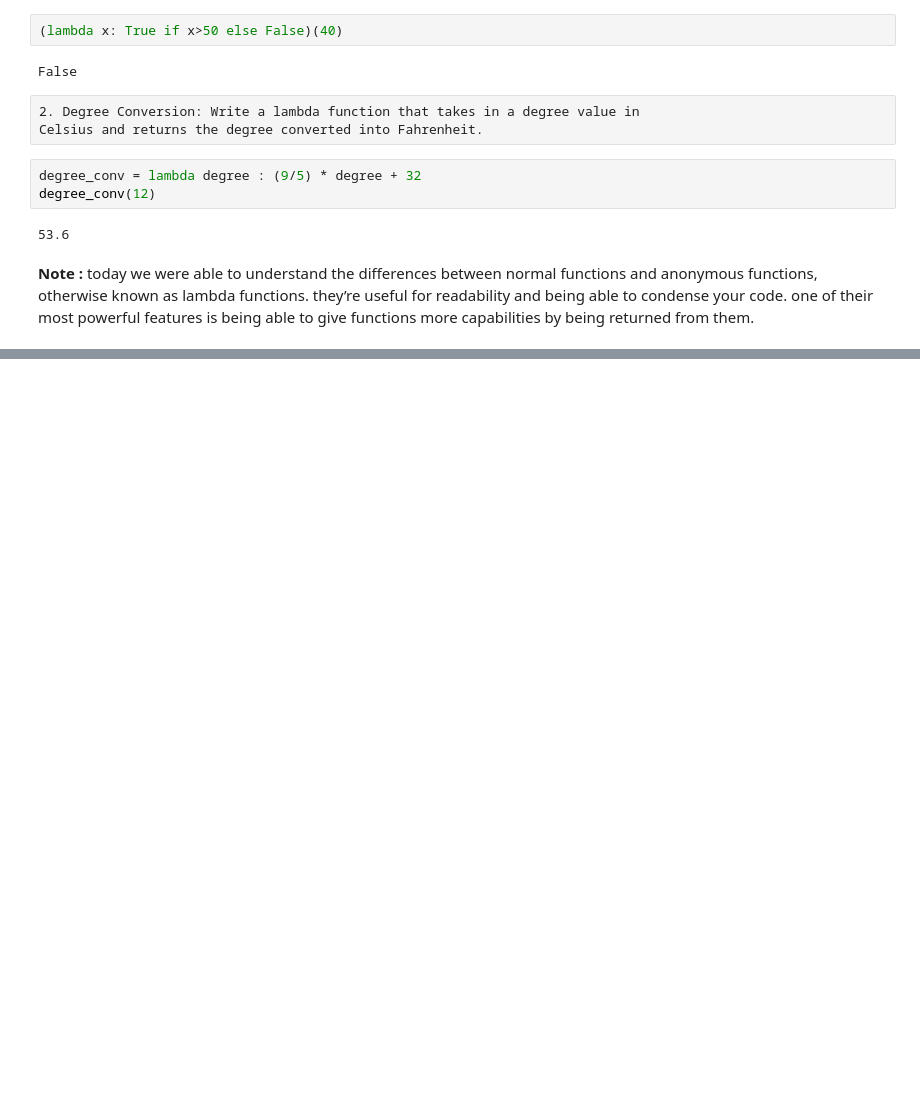
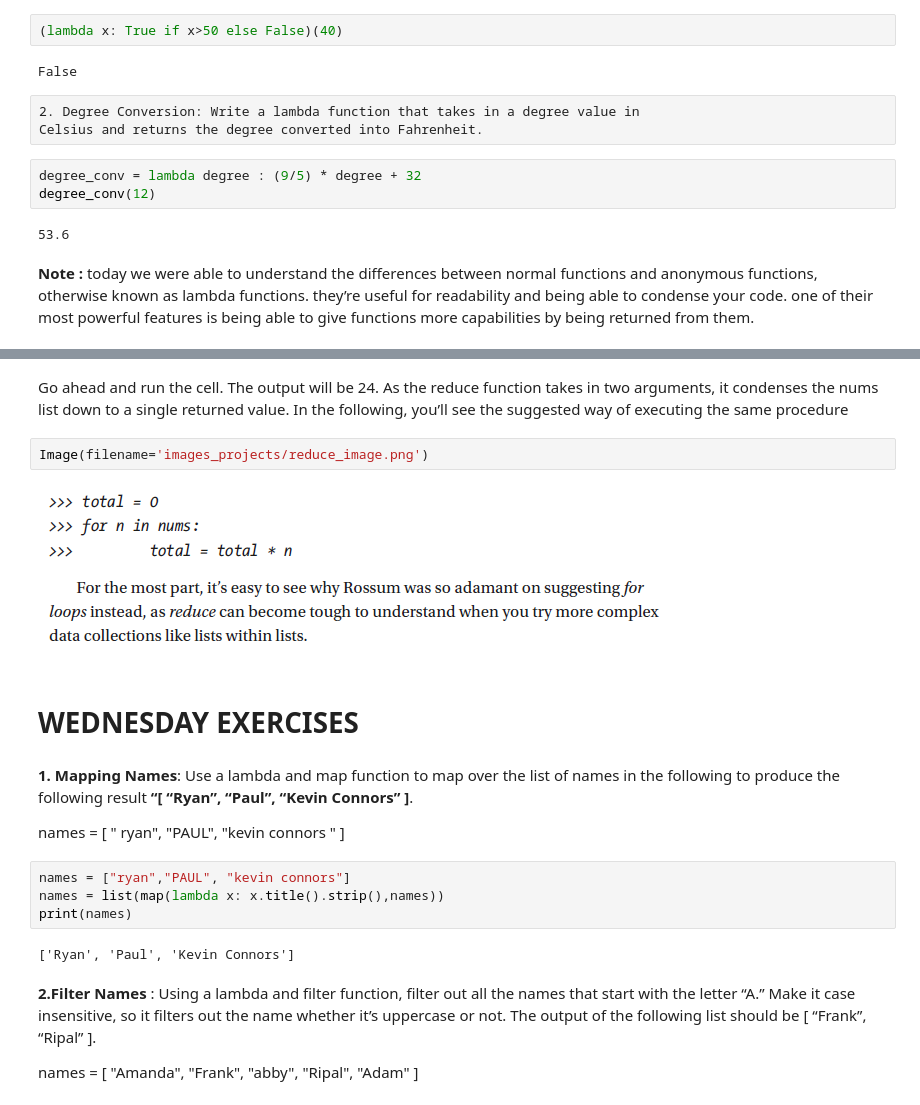
Before and after one commit to python-bootcamp-organization/Python-Bootcamp-101, a Jupyter notebook: Seven_week.ipynb, the cells around one changed output, grey strips where cells are left out. Drawn from its saved outputs; the diff is of its cells as text; blank space fills up the shorter version.

```diff
--- a/Seven_week.ipynb
+++ b/Seven_week.ipynb
@@ -183,0 +301,30 @@ degree_conv(12)
+# %% [markdown]
+Go ahead and run the cell. The output will be 24. As the reduce function takes in two
+arguments, it condenses the nums list down to a single returned value. In the following,
+you’ll see the suggested way of executing the same procedure
+# %%
+Image(filename='images_projects/reduce_image.png')
+# %% [output]
+[figure, added]
+# %% [markdown]
+# WEDNESDAY EXERCISES
+# %% [markdown]
+**1. Mapping Names**: Use a lambda and map function to map over the list of
+names in the following to produce the following result **“[ “Ryan”, “Paul”,
+“Kevin Connors” ]**.
+
+
+names = [ " ryan", "PAUL", "kevin connors " ]
+# %%
+names = ["ryan","PAUL", "kevin connors"]
+names = list(map(lambda x: x.title().strip(),names))
+print(names)
+# %% [output]
+['Ryan', 'Paul', 'Kevin Connors']
+# %% [markdown]
+**2.Filter Names** : Using a lambda and filter function, filter out all the names that
+start with the letter “A.” Make it case insensitive, so it filters out the name
+whether it’s uppercase or not. The output of the following list should be
+[ “Frank”, “Ripal” ].
+
+names = [ "Amanda", "Frank", "abby", "Ripal", "Adam" ]
```
Also changed, not shown: parts of 45 cells of this notebook, 4 other files.
